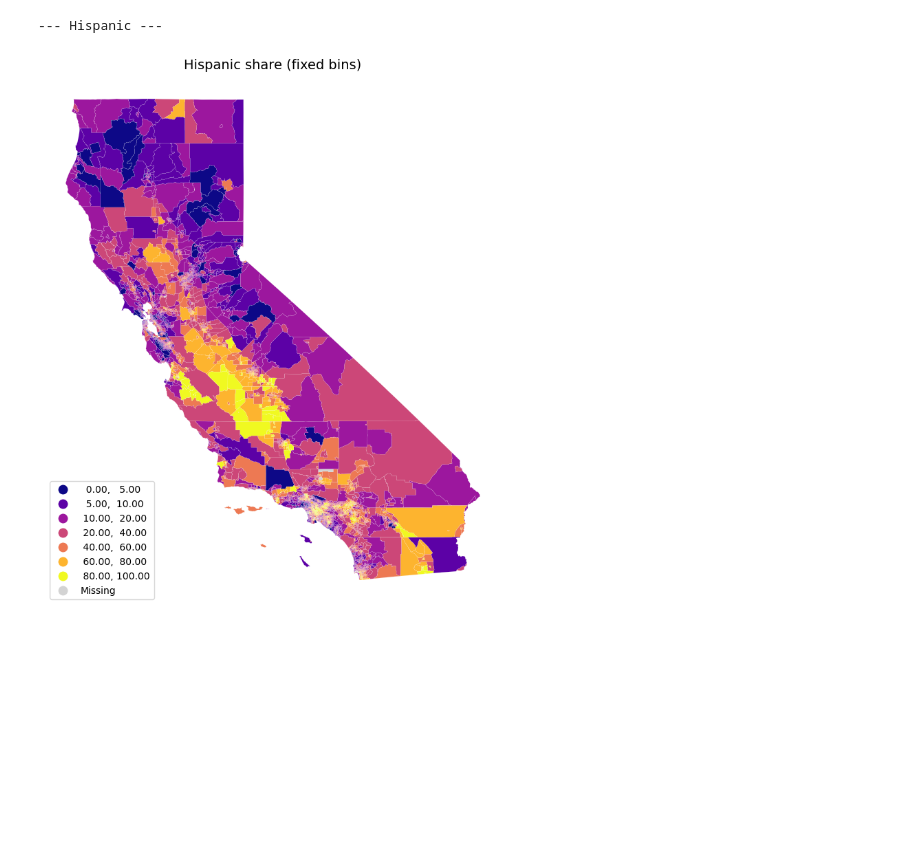
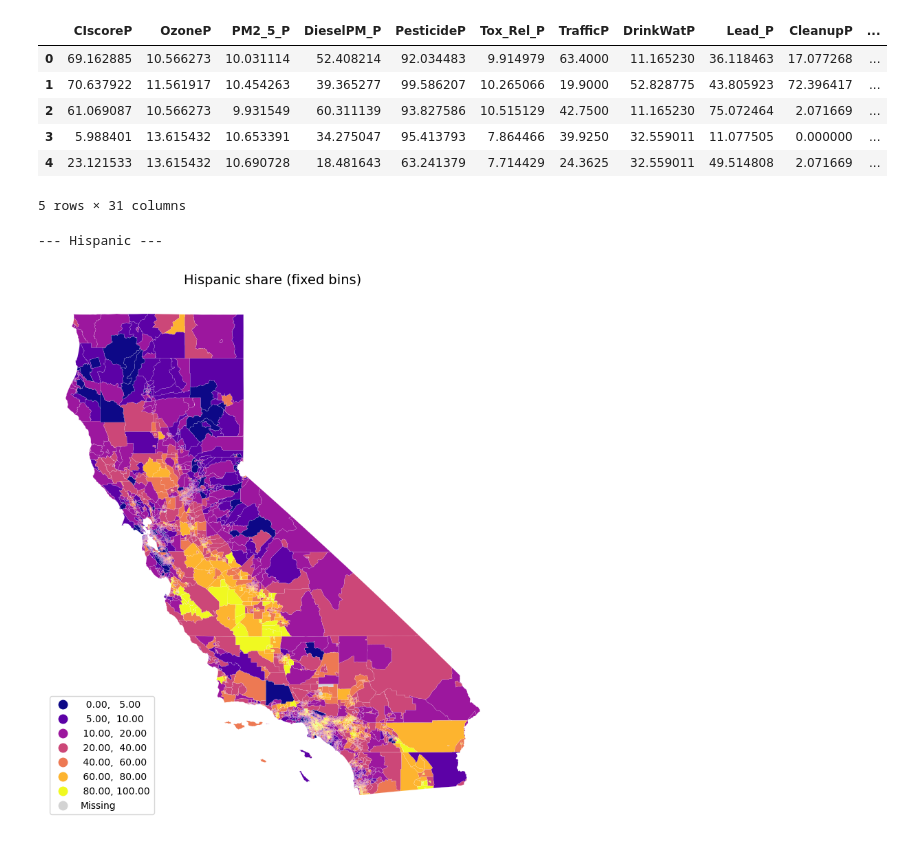
Before and after one commit to UCB-stat-159-f25/final-group14, a Jupyter notebook: map_descriptive_analysis.ipynb, the cells around one changed output. Cells and saved outputs as stored; diff of their text form; code cells hidden in the pictures; blank space fills up the shorter version.

Commit message:
Completed edits to clean_data function and added to notebooks

```diff
--- a/map_descriptive_analysis.ipynb
+++ b/map_descriptive_analysis.ipynb
@@ -13,21 +13,19 @@ from utils import qmap
 # %%
 shp_path = "data/calenviroscreen40_shp/CES4 Final Shapefile.shp"
 shape = gpd.read_file(shp_path)
-shape = shape.replace([-999, -1998], np.nan)
 # %%
-pctl_cols = [
-    'CIscoreP','OzoneP','PM2_5_P','DieselPM_P','PesticideP','Tox_Rel_P',
-    'TrafficP','DrinkWatP','Lead_P','CleanUpP','GWThreatP','HazWasteP',
-    'ImpWatBdP','SolWasteP','PolBurdP','AsthmaP','LowBirWP','CardiovasP',
-    'EducatP','Ling_IsolP','PovertyP','UnemplP','HousBurdP','PopCharP'
-]
-race_cols = ['Hispanic','White','AfricanAm','NativeAm','OtherMult','AAPI']
-
-for c in (pctl_cols + race_cols):
-    if c in shape.columns:
-        shape[c] = pd.to_numeric(shape[c], errors="coerce")
-
+shape = clean_data(shape, keep_geom=True)
 shape = shape.to_crs(epsg=3857)
+# %%
+shape.head()
+# %% [output]
+|  | CIscoreP | OzoneP | PM2_5_P | DieselPM_P | PesticideP | Tox_Rel_P | TrafficP | DrinkWatP | Lead_P | CleanupP | ... |
+| 0 | 69.162885 | 10.566273 | 10.031114 | 52.408214 | 92.034483 | 9.914979 | 63.4000 | 11.165230 | 36.118463 | 17.077268 | ... |
+| 1 | 70.637922 | 11.561917 | 10.454263 | 39.365277 | 99.586207 | 10.265066 | 19.9000 | 52.828775 | 43.805923 | 72.396417 | ... |
+| 2 | 61.069087 | 10.566273 | 9.931549 | 60.311139 | 93.827586 | 10.515129 | 42.7500 | 11.165230 | 75.072464 | 2.071669 | ... |
+| 3 | 5.988401 | 13.615432 | 10.653391 | 34.275047 | 95.413793 | 7.864466 | 39.9250 | 32.559011 | 11.077505 | 0.000000 | ... |
+| 4 | 23.121533 | 13.615432 | 10.690728 | 18.481643 | 63.241379 | 7.714429 | 24.3625 | 32.559011 | 49.514808 | 2.071669 | ... |
+5 rows × 31 columns
 # %%
 burden = "PolBurdP"
 # burden = "CIscoreP"
```
Also changed, not shown: parts of 2 cells of this notebook, 4 other files.
